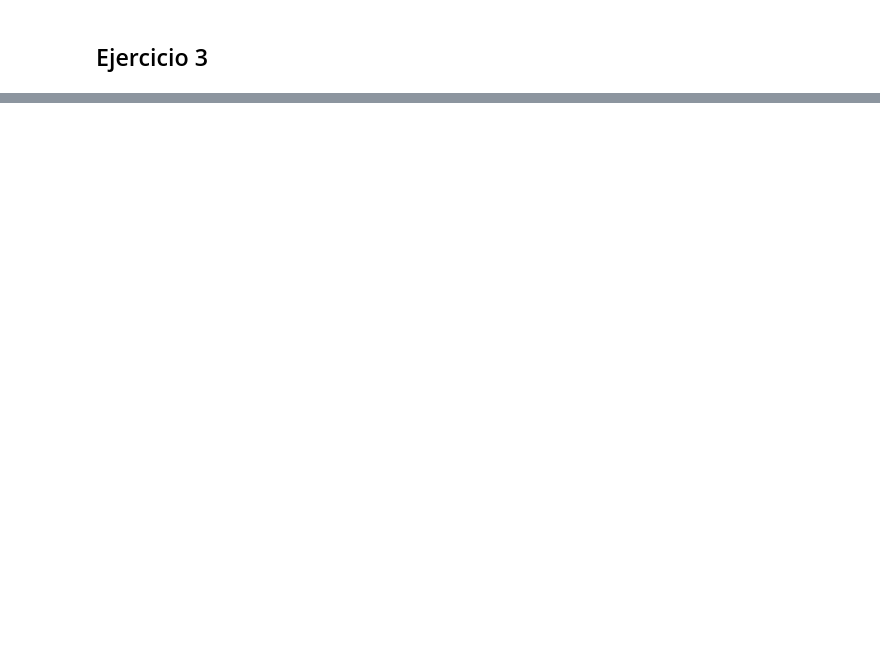
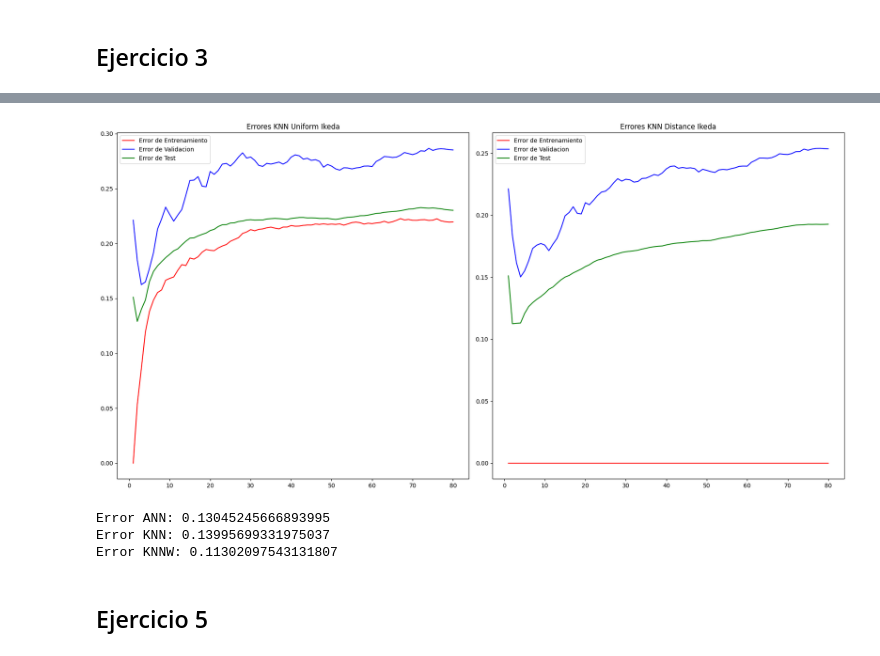
Before and after one commit to Pomarola/IAA, a Jupyter notebook: TP4 Lucas Poma.ipynb, the cells around one changed output, grey strips where cells are left out. Drawn from its saved outputs; the diff is of its cells as text; code cells hidden in the pictures; blank space fills up the shorter version.

```diff
--- a/TP4 Lucas Poma.ipynb
+++ b/TP4 Lucas Poma.ipynb
@@ -633,0 +730,41 @@ ValueError: x and y must have same first dimension, but have shapes (5,) and (20
+# %%
+data = pd.DataFrame(np.loadtxt('DataSets/ikeda.data'))
+X = data.iloc[:, :-1]
+y = data.iloc[:, -1]
+
+data = pd.DataFrame(np.loadtxt('DataSets/ikeda.test')).sample(n=2000)
+X_test = data.iloc[:, :-1]
+y_test = data.iloc[:, -1]
+
+X_train, X_val, y_train, y_val = train_test_split(X, y, test_size=0.2)
+
+MAX_VECINOS = len(y_train)
+
+reg = MLPReg(N2, momentum, learning_rate, epochs)
+best_red, _, _, _ = entrenar_red_regresion(reg, evals, X_train, y_train, X_val, y_val, X_test, y_test)
+
+fig, axs = plt.subplots(1, 2, figsize=(18, 9))
+
+best_KNN, error_train, error_val, error_test = entrenar_knn_regresion(MAX_VECINOS, X_train, y_train, X_val, y_val, X_test, y_test)
+plot_errors_knn(axs[0], error_train, error_val, error_test, MAX_VECINOS, 'Errores KNN Uniform Ikeda')
+
+best_KNNW, error_train, error_val, error_test = entrenar_knn_regresion_peso(MAX_VECINOS, X_train, y_train, X_val, y_val, X_test, y_test)
+plot_errors_knn(axs[1], error_train, error_val, error_test, MAX_VECINOS, 'Errores KNN Distance Ikeda')
+
+plt.tight_layout()
+plt.show()
+
+error_ANN = error_regresion(y_test, best_red.predict(X_test))
+error_KNN = error_regresion(y_test, best_KNN.predict(X_test))
+error_KNNW = error_regresion(y_test, best_KNNW.predict(X_test))
+
+print(f'Error ANN: {error_ANN}')
+print(f'Error KNN: {error_KNN}')
+print(f'Error KNNW: {error_KNNW}')
+# %% [output]
+[figure, added]
+Error ANN: 0.13045245666893995
+Error KNN: 0.13995699331975037
+Error KNNW: 0.11302097543131807
+# %% [markdown]
+## Ejercicio 5
```
Also changed, not shown: parts of 21 cells of this notebook.
